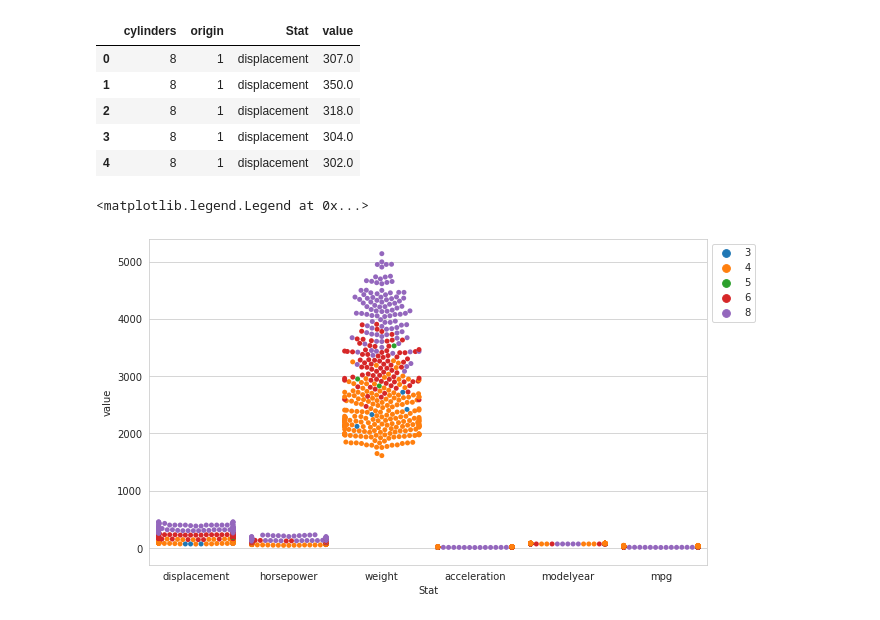
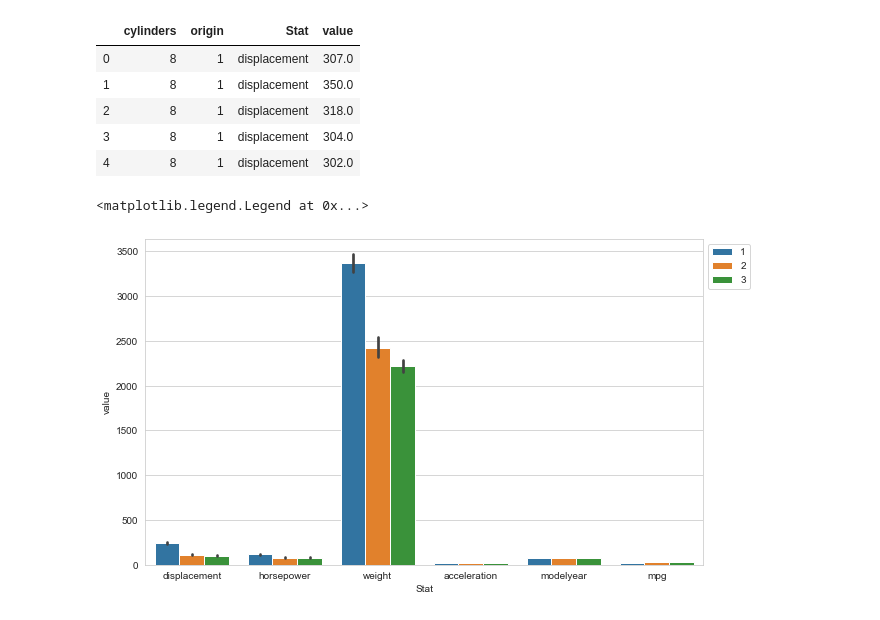
Before and after one commit to xenteros/data-science-training, a Jupyter notebook: Seaborn.ipynb, the cells around one changed output. Saved outputs shown, nothing was run; the diff lists cells and outputs as text; code cells hidden in the pictures.

```diff
--- a/Seaborn.ipynb
+++ b/Seaborn.ipynb
@@ -273,13 +294,13 @@ melted_df.head()
 # %%
 # 1. Enlarge the plot
 plt.figure(figsize=(10,6))
 
 # Swarmplot with melted_df
-sns.swarmplot(x='Stat', y='value', data=melted_df,
-              hue="cylinders") #lub origin
+sns.barplot(x='Stat', y='value', data=melted_df,
+              hue="origin") #lub origin
 
 # 5. Place legend to the right
 plt.legend(bbox_to_anchor=(1, 1), loc=2)
 # %% [output]
 <matplotlib.legend.Legend at 0x...>
-[figure, old version]
+[figure, new version]
```
Also changed, not shown: parts of 35 cells of this notebook, 1 other file.
